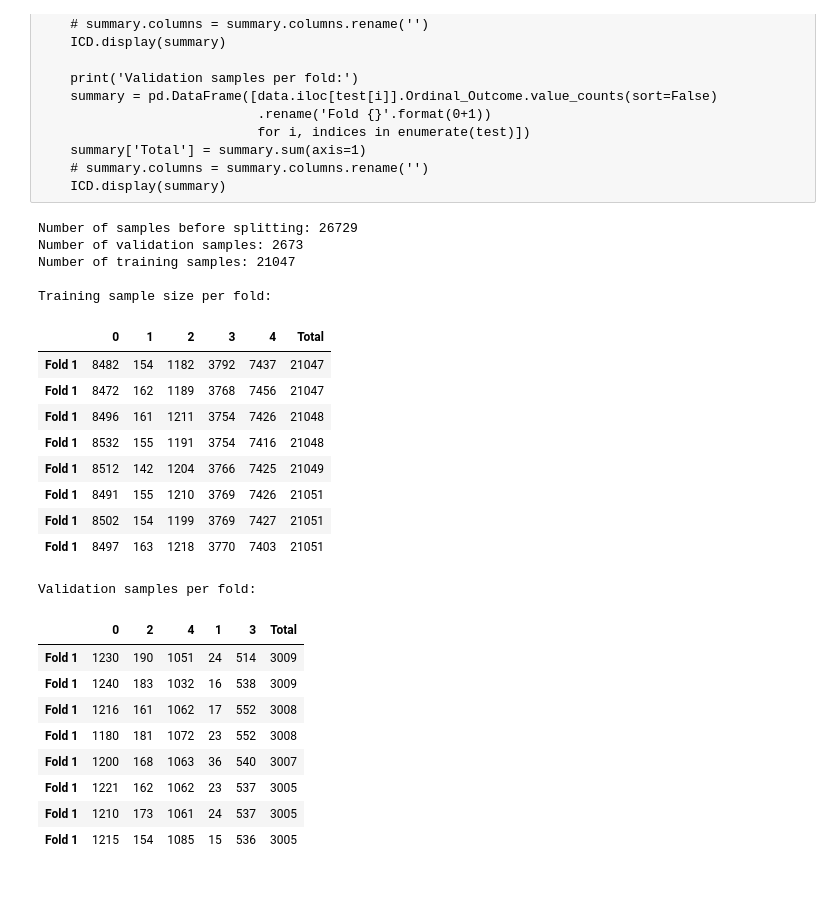
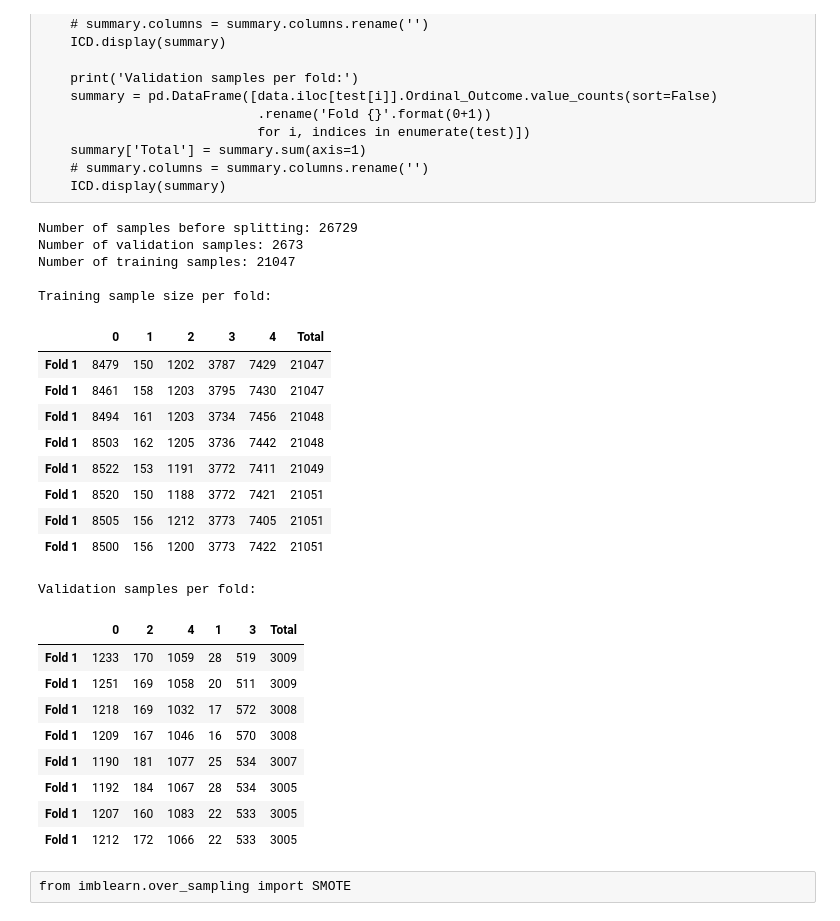
Before and after one commit to mspinelli/animal_shelter, a Jupyter notebook: DataExplore.ipynb, the cells around one changed output. Cells and saved outputs as stored; diff of their text form; code cells hidden in the pictures; blank space fills up the shorter version.

```diff
--- a/DataExplore.ipynb
+++ b/DataExplore.ipynb
@@ -792,3 +713,5 @@ data = pd.read_csv("binary_categorical.csv")
 data["Ordinal_Outcome"] = pd.Categorical(animals.OutcomeType).codes
 # %% [markdown]
 ## Start training
+# %%
+data=pd.read_csv("binary_categorical_multinomial_imputed.csv")
@@ -805,7 +738,7 @@ def run_skf(data, n_splits):
     for train_index, test_index in skf.split(X, y):
         train.append(train_index)
         test.append(test_index)
-    return train, testAny
+    return train, test
 # %% [raw]
 def visualize_folds(data, train, test):
     print 'Number of training samples: {}\n'.format(len(train[0]))
@@ -832,31 +767,31 @@ def visualize_folds(data, train, test):
 # %%
-train, test = train_test_split(data, test_size=.1, random_state=8)
+train_total, test = train_test_split(data, test_size=.1, random_state=8)
 print 'Number of samples before splitting: {}'.format(len(animals))
-print 'Number of validation samples: {}'.format(len(validate))
-train, validation = run_skf(train, n_splits=SPLIT_NUM)
+print 'Number of validation samples: {}'.format(len(test))
+train, validation = run_skf(train_total, n_splits=SPLIT_NUM)
 visualize_folds(data, train, validation)
 # %% [output]
 Number of samples before splitting: 26729
 Number of validation samples: 2673
 Number of training samples: 21047
 
 Training sample size per fold:
 |  | 0 | 1 | 2 | 3 | 4 | Total |
-| Fold 1 | 8482 | 154 | 1182 | 3792 | 7437 | 21047 |
-| Fold 1 | 8472 | 162 | 1189 | 3768 | 7456 | 21047 |
-| Fold 1 | 8496 | 161 | 1211 | 3754 | 7426 | 21048 |
-| Fold 1 | 8532 | 155 | 1191 | 3754 | 7416 | 21048 |
-| Fold 1 | 8512 | 142 | 1204 | 3766 | 7425 | 21049 |
-| Fold 1 | 8491 | 155 | 1210 | 3769 | 7426 | 21051 |
-| Fold 1 | 8502 | 154 | 1199 | 3769 | 7427 | 21051 |
-| Fold 1 | 8497 | 163 | 1218 | 3770 | 7403 | 21051 |
+| Fold 1 | 8479 | 150 | 1202 | 3787 | 7429 | 21047 |
+| Fold 1 | 8461 | 158 | 1203 | 3795 | 7430 | 21047 |
+| Fold 1 | 8494 | 161 | 1203 | 3734 | 7456 | 21048 |
+| Fold 1 | 8503 | 162 | 1205 | 3736 | 7442 | 21048 |
+| Fold 1 | 8522 | 153 | 1191 | 3772 | 7411 | 21049 |
+| Fold 1 | 8520 | 150 | 1188 | 3772 | 7421 | 21051 |
+| Fold 1 | 8505 | 156 | 1212 | 3773 | 7405 | 21051 |
+| Fold 1 | 8500 | 156 | 1200 | 3773 | 7422 | 21051 |
 Validation samples per fold:
 |  | 0 | 2 | 4 | 1 | 3 | Total |
-| Fold 1 | 1230 | 190 | 1051 | 24 | 514 | 3009 |
-| Fold 1 | 1240 | 183 | 1032 | 16 | 538 | 3009 |
-| Fold 1 | 1216 | 161 | 1062 | 17 | 552 | 3008 |
-| Fold 1 | 1180 | 181 | 1072 | 23 | 552 | 3008 |
-| Fold 1 | 1200 | 168 | 1063 | 36 | 540 | 3007 |
-| Fold 1 | 1221 | 162 | 1062 | 23 | 537 | 3005 |
-| Fold 1 | 1210 | 173 | 1061 | 24 | 537 | 3005 |
-| Fold 1 | 1215 | 154 | 1085 | 15 | 536 | 3005 |
+| Fold 1 | 1233 | 170 | 1059 | 28 | 519 | 3009 |
+| Fold 1 | 1251 | 169 | 1058 | 20 | 511 | 3009 |
+| Fold 1 | 1218 | 169 | 1032 | 17 | 572 | 3008 |
+| Fold 1 | 1209 | 167 | 1046 | 16 | 570 | 3008 |
+| Fold 1 | 1190 | 181 | 1077 | 25 | 534 | 3007 |
+| Fold 1 | 1192 | 184 | 1067 | 28 | 534 | 3005 |
+| Fold 1 | 1207 | 160 | 1083 | 22 | 533 | 3005 |
+| Fold 1 | 1212 | 172 | 1066 | 22 | 533 | 3005 |
@@ -864,0 +798,2 @@ from imblearn.over_sampling import SMOTE
+# %% [raw]
+from imblearn.over_sampling import SMOTE
```
Also changed, not shown: parts of 45 cells of this notebook, 1 other file.
